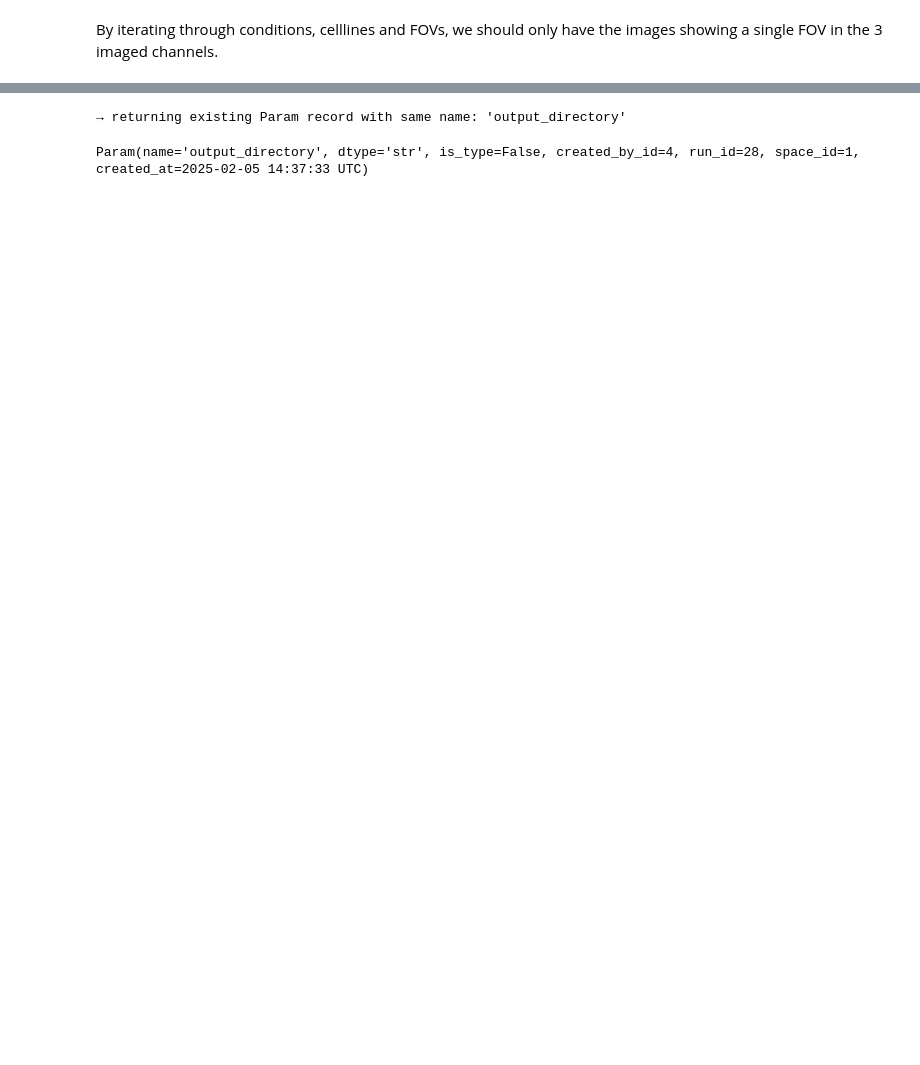
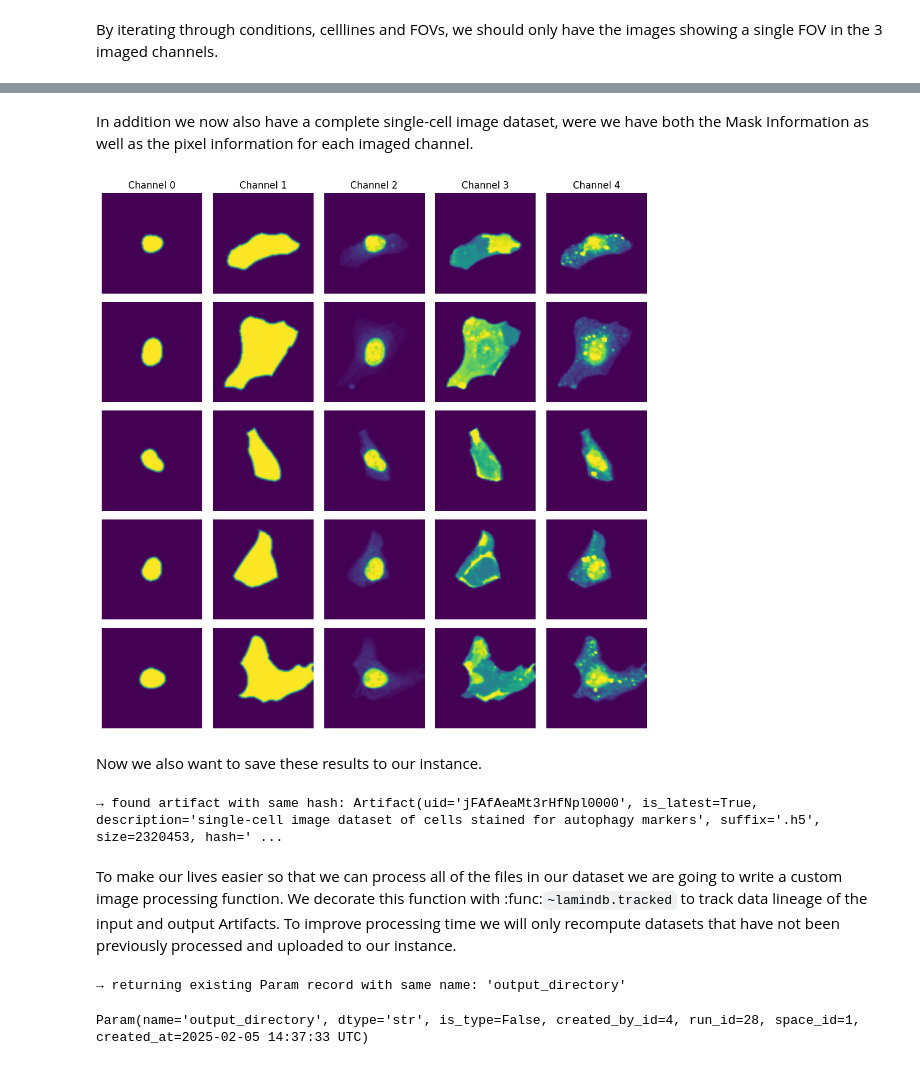
Before and after one commit to laminlabs/lamin-usecases, a Jupyter notebook: docs/imaging2.ipynb, the cells around one changed output, grey strips where cells are left out. Drawn from its saved outputs; the diff is of its cells as text; code cells hidden in the pictures; blank space fills up the shorter version.

```diff
--- a/docs/imaging2.ipynb
+++ b/docs/imaging2.ipynb
@@ -110,0 +207,25 @@ We decorate our custom image procssing function with :func:`~lamindb.tracked` to
+# %% [markdown]
+In addition we now also have a complete single-cell image dataset, were we have both the Mask Information as well as the pixel information for each imaged channel.
+# %%
+single_cell_data = project.extraction_f.output_path
+n_cells = 5
+
+with h5py.File(single_cell_data, "r") as f:
+    images = f['single_cell_data'][0:n_cells]
+
+n_channels = 5
+fig, axs = plt.subplots(n_channels, n_cells, figsize=(2 * n_channels, 2 * n_cells))
+
+for i in range(n_cells):
+    for j in range(n_channels):
+        axs[i, j].imshow(images[i][j], vmin = 0, vmax = 1)
+        axs[i, j].axis("off")
+
+        if i == 0:
+            axs[i, j].set_title(f"Channel {j}")
+
+fig.tight_layout()
+# %% [output]
+[figure, added]
+# %% [markdown]
+Now we also want to save these results to our instance.
@@ -111,3 +246,32 @@ We decorate our custom image procssing function with :func:`~lamindb.tracked` to
+# %%
+# upload the single-cell image datasets saved as a .h5 file
+annotation = shared_features.copy()
+annotation["filetype"] = "h5"  # update filetype to h5
+annotation["number of single-cells"] = h5py.File(single_cell_data, "r")[
+    "single_cell_index"
+].shape[0]
+
+annotation["channel"] = [
+    ln.ULabel.get(name=channel_name)
+    for channel_name in ["DAPI", "mCherry", "Alexa488"]
+]
+annotation["imaged structure"] = [
+    ln.ULabel.get(name=structure_name)
+    for structure_name in ["LckLip-mNeon", "DNA", "mCherry-LC3B"]
+]
+
+artifact = ln.Artifact(
+    single_cell_data,
+    description="single-cell image dataset of cells stained for autophagy markers",
+)
+artifact.save()
+artifact.features.add_values(annotation)
+artifact.labels.add(ln.ULabel.get(name="scportrait single-cell images"))
+# %% [output]
+→ found artifact with same hash: Artifact(uid='jFAfAeaMt3rHfNpl0000', is_latest=True, description='single-cell image dataset of cells stained for autophagy markers', suffix='.h5', size=2320453, hash=' ...
+# %% [markdown]
+To make our lives easier so that we can process all of the files in our dataset we are going to write a custom image processing function.
+We decorate this function with :func:`~lamindb.tracked` to track data lineage of the input and output Artifacts. To improve processing time we will only recompute datasets that have not been previously processed and uploaded to our instance.
 # %%
 @ln.tracked()
 def _process_images(
```
Also changed, not shown: parts of 16 cells of this notebook.
